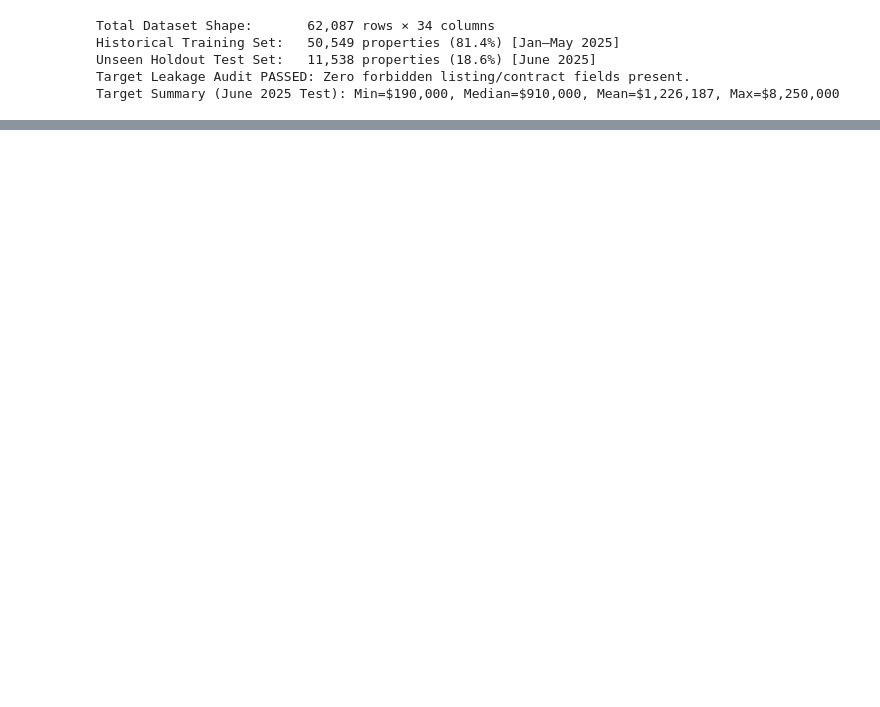
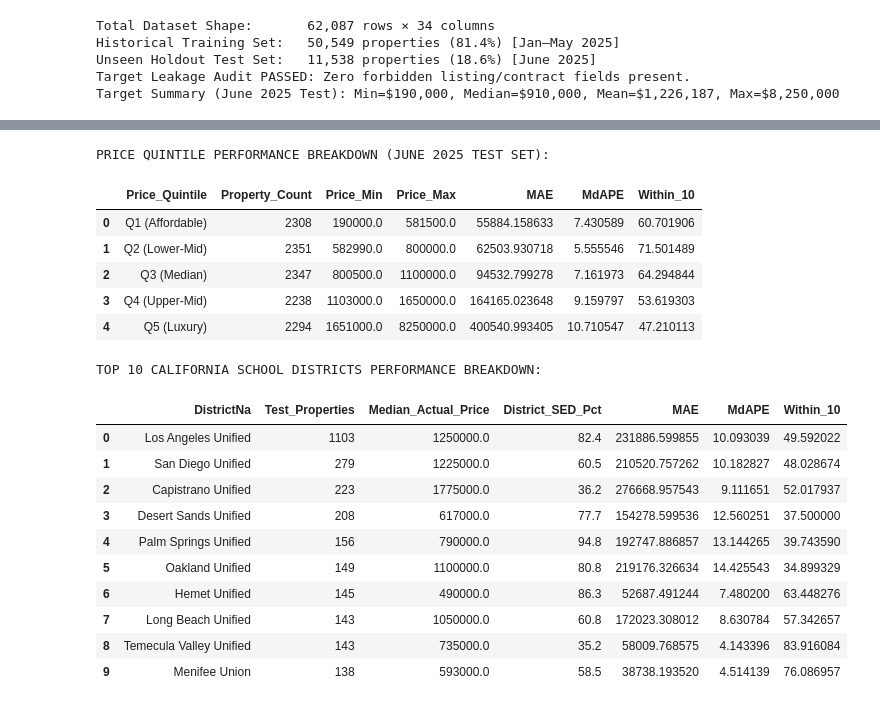
Before and after one commit to SteveWong-a/IDX-Exchange-Data-Science, a Jupyter notebook: 04_model_comparison.ipynb, the cells around one changed output, grey strips where cells are left out. Drawn from its saved outputs; the diff is of its cells as text; code cells hidden in the pictures; blank space fills up the shorter version.

```diff
--- a/04_model_comparison.ipynb
+++ b/04_model_comparison.ipynb
@@ -1118,0 +1040,58 @@ All Week 5 objectives completed with zero target leakage. Ready for stakeholder
+# %%
+# 16. Sub-Market Audits: Quintiles and Top School Districts
+eval_df = test_df.copy()
+eval_df['Pred_ClosePrice'] = p_ens_new
+eval_df['Abs_Error'] = np.abs(eval_df['ClosePrice'] - eval_df['Pred_ClosePrice'])
+eval_df['Pct_Error'] = (eval_df['Abs_Error'] / eval_df['ClosePrice']) * 100
+
+# 1. Price Quintile Breakdown
+eval_df['Price_Quintile'] = pd.qcut(
+    eval_df['ClosePrice'], q=5,
+    labels=['Q1 (Affordable)', 'Q2 (Lower-Mid)', 'Q3 (Median)', 'Q4 (Upper-Mid)', 'Q5 (Luxury)']
+)
+
+quintile_summary = eval_df.groupby('Price_Quintile', observed=False).agg(
+    Property_Count=('ClosePrice', 'count'),
+    Price_Min=('ClosePrice', 'min'),
+    Price_Max=('ClosePrice', 'max'),
+    MAE=('Abs_Error', 'mean'),
+    MdAPE=('Pct_Error', 'median'),
+    Within_10=('Pct_Error', lambda x: np.mean(x <= 10.0) * 100)
+).reset_index()
+
+print("PRICE QUINTILE PERFORMANCE BREAKDOWN (JUNE 2025 TEST SET):")
+display(quintile_summary)
+
+# 2. Top 10 School Districts Breakdown
+top_districts = eval_df['DistrictNa'].value_counts().head(10).index.tolist()
+dist_summary = eval_df[eval_df['DistrictNa'].isin(top_districts)].groupby('DistrictNa').agg(
+    Test_Properties=('ClosePrice', 'count'),
+    Median_Actual_Price=('ClosePrice', 'median'),
+    District_SED_Pct=('SEDpct', 'first'),
+    MAE=('Abs_Error', 'mean'),
+    MdAPE=('Pct_Error', 'median'),
+    Within_10=('Pct_Error', lambda x: np.mean(x <= 10.0) * 100)
+).sort_values('Test_Properties', ascending=False).reset_index()
+
+print("\nTOP 10 CALIFORNIA SCHOOL DISTRICTS PERFORMANCE BREAKDOWN:")
+display(dist_summary)
+# %% [output]
+PRICE QUINTILE PERFORMANCE BREAKDOWN (JUNE 2025 TEST SET):
+|  | Price_Quintile | Property_Count | Price_Min | Price_Max | MAE | MdAPE | Within_10 |
+| 0 | Q1 (Affordable) | 2308 | 190000.0 | 581500.0 | 55884.158633 | 7.430589 | 60.701906 |
+| 1 | Q2 (Lower-Mid) | 2351 | 582990.0 | 800000.0 | 62503.930718 | 5.555546 | 71.501489 |
+| 2 | Q3 (Median) | 2347 | 800500.0 | 1100000.0 | 94532.799278 | 7.161973 | 64.294844 |
+| 3 | Q4 (Upper-Mid) | 2238 | 1103000.0 | 1650000.0 | 164165.023648 | 9.159797 | 53.619303 |
+| 4 | Q5 (Luxury) | 2294 | 1651000.0 | 8250000.0 | 400540.993405 | 10.710547 | 47.210113 |
+TOP 10 CALIFORNIA SCHOOL DISTRICTS PERFORMANCE BREAKDOWN:
+|  | DistrictNa | Test_Properties | Median_Actual_Price | District_SED_Pct | MAE | MdAPE | Within_10 |
+| 0 | Los Angeles Unified | 1103 | 1250000.0 | 82.4 | 231886.599855 | 10.093039 | 49.592022 |
+| 1 | San Diego Unified | 279 | 1225000.0 | 60.5 | 210520.757262 | 10.182827 | 48.028674 |
+| 2 | Capistrano Unified | 223 | 1775000.0 | 36.2 | 276668.957543 | 9.111651 | 52.017937 |
+| 3 | Desert Sands Unified | 208 | 617000.0 | 77.7 | 154278.599536 | 12.560251 | 37.500000 |
+| 4 | Palm Springs Unified | 156 | 790000.0 | 94.8 | 192747.886857 | 13.144265 | 39.743590 |
+| 5 | Oakland Unified | 149 | 1100000.0 | 80.8 | 219176.326634 | 14.425543 | 34.899329 |
+| 6 | Hemet Unified | 145 | 490000.0 | 86.3 | 52687.491244 | 7.480200 | 63.448276 |
+| 7 | Long Beach Unified | 143 | 1050000.0 | 60.8 | 172023.308012 | 8.630784 | 57.342657 |
+| 8 | Temecula Valley Unified | 143 | 735000.0 | 35.2 | 58009.768575 | 4.143396 | 83.916084 |
+| 9 | Menifee Union | 138 | 593000.0 | 58.5 | 38738.193520 | 4.514139 | 76.086957 |
```
Also changed, not shown: parts of 58 cells of this notebook, 3 other files.
